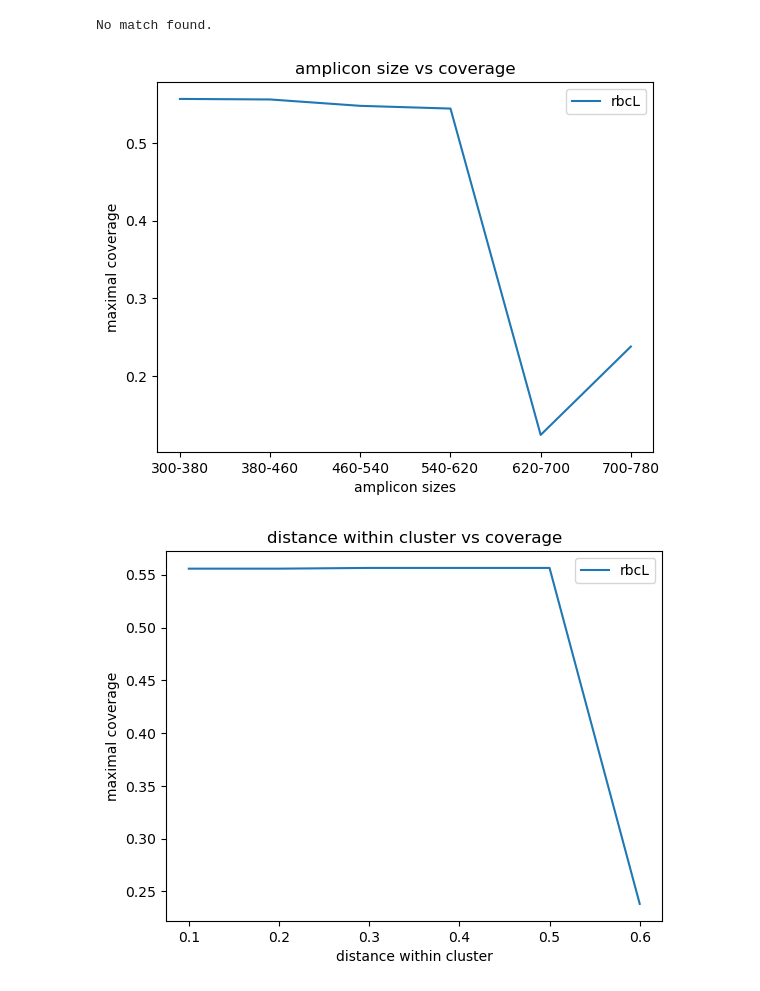
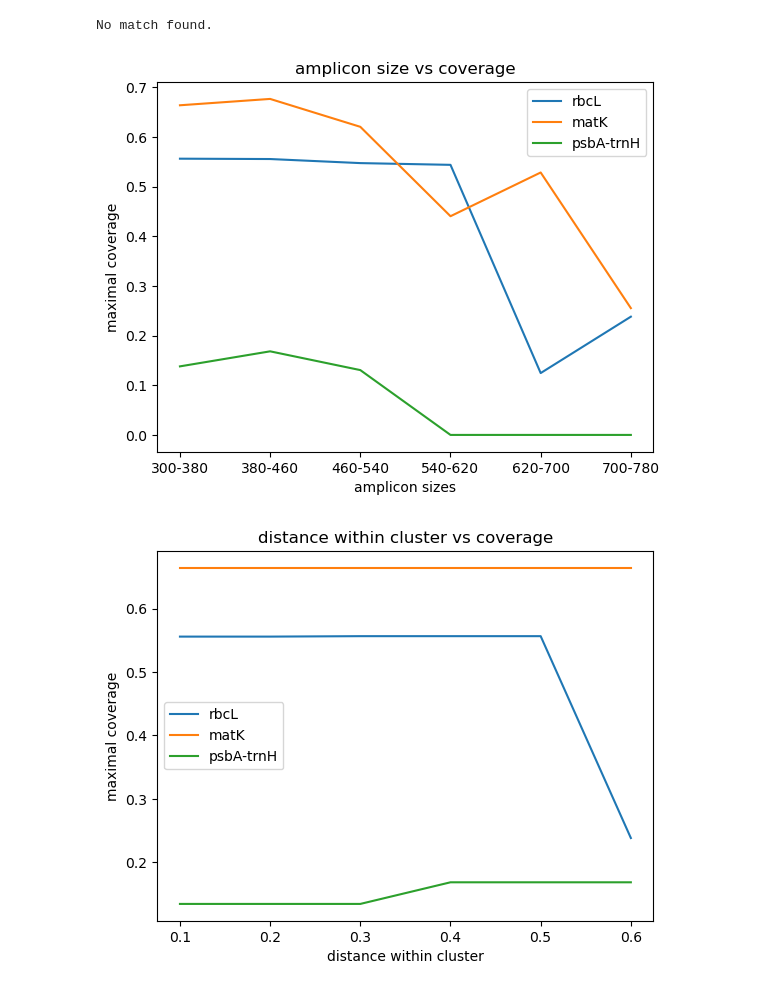
Before and after one commit to GenoRobotics-EPFL/Identification, a Jupyter notebook: primerDesign/stats/alignement_tools_stats.ipynb, the cells around one changed output. Saved outputs shown, nothing was run; the diff lists cells and outputs as text; code cells hidden in the pictures.

Commit message:
add stats graphs

```diff
--- a/primerDesign/stats/alignement_tools_stats.ipynb
+++ b/primerDesign/stats/alignement_tools_stats.ipynb
@@ -212,20 +212,24 @@ plt.title("amplicon size vs coverage")
 plt.xlabel("amplicon sizes")
 plt.ylabel("maximal coverage")
 plt.plot(["300-380", "380-460", "460-540", "540-620", "620-700", "700-780"], [0.5565, 0.5558, 0.5476, 0.5441, 0.1246, 0.2382], label="rbcL")
+plt.plot(["300-380", "380-460", "460-540", "540-620", "620-700", "700-780"], [0.6641, 0.6769, 0.6207, 0.4406, 0.5287, 0.2554], label="matK")
+plt.plot(["300-380", "380-460", "460-540", "540-620", "620-700", "700-780"], [0.1381, 0.1684, 0.1306, 0, 0, 0], label="psbA-trnH")
 plt.legend()
 plt.savefig("amplicon size.png")
 plt.show()
 # %% [output]
-[figure, old version]
+[figure, new version]
 # %%
-import matplotlib.pyplot as plt
+### import matplotlib.pyplot as plt
 #creating plots
 plt.title("distance within cluster vs coverage")
 plt.xlabel("distance within cluster")
 plt.ylabel("maximal coverage")
 plt.plot([0.1, 0.2, 0.3, 0.4, 0.5, 0.6], [0.5558, 0.5558, 0.5565, 0.5565, 0.5565, 0.2382], label="rbcL")
+plt.plot([0.1, 0.2, 0.3, 0.4, 0.5, 0.6], [0.6641, 0.6641, 0.6641, 0.6641, 0.6641, 0.6641], label="matK")
+plt.plot([0.1, 0.2, 0.3, 0.4, 0.5, 0.6], [0.1343, 0.1343, 0.1343, 0.1684, 0.1684, 0.1684], label="psbA-trnH")
 plt.legend()
-plt.savefig("distance within cluster.png")
+plt.savefig("distance within cluster vs coverage.png")
 plt.show()
 # %% [output]
-[figure, old version]
+[figure, new version]
```
Also changed, not shown: parts of 2 cells of this notebook, 34 other files.
